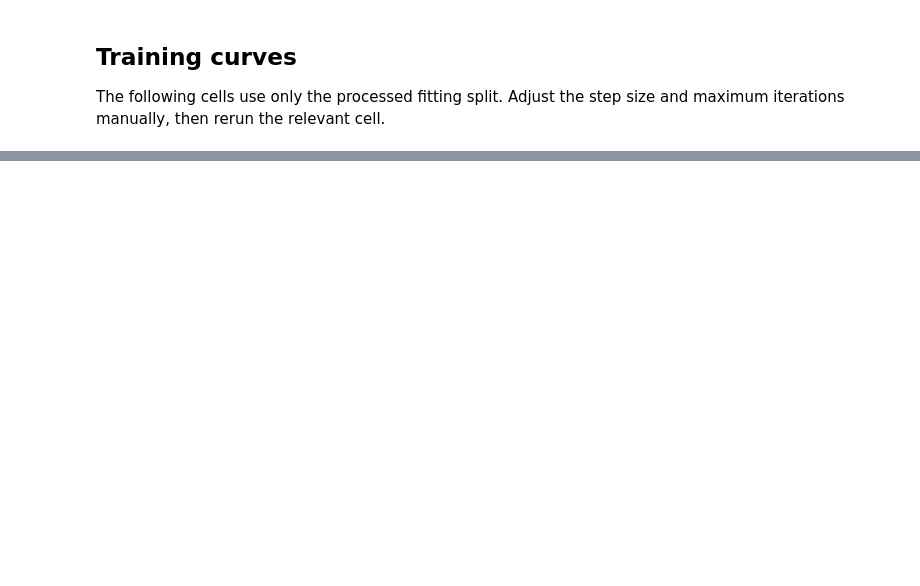
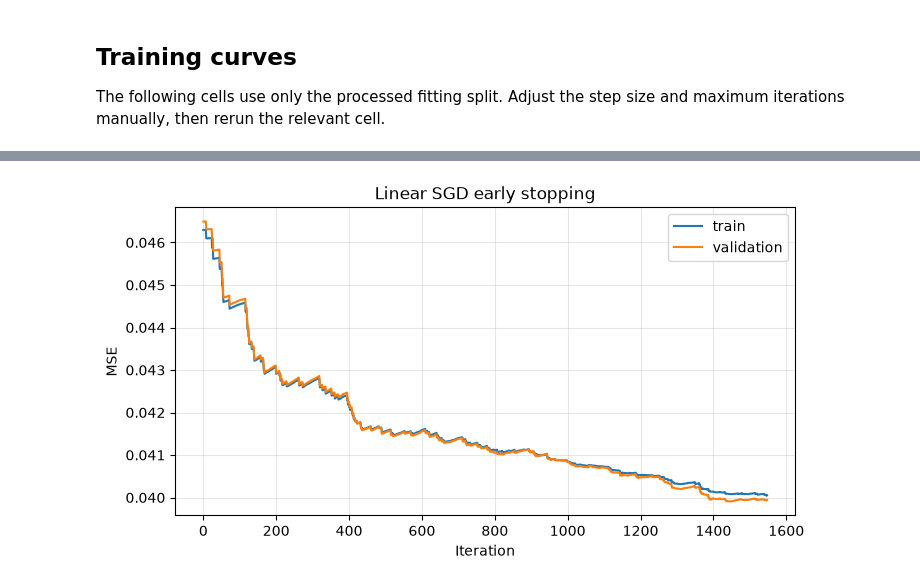
Before and after one commit to maciejjalocha/epfl_ml_p1, a Jupyter notebook: notebooks/compare_models.ipynb, the cells around one changed output, grey strips where cells are left out. Cells and saved outputs as stored; diff of their text form; code cells hidden in the pictures; blank space fills up the shorter version.

```diff
--- a/notebooks/compare_models.ipynb
+++ b/notebooks/compare_models.ipynb
@@ -119,0 +162,8 @@ plt.show()
+# %%
+
+linear_sgd.fit(y_fit, X_fit)
+# %%
+
+logistic.fit(y_fit, X_fit)
+# %%
+linear_ls.fit(y_fit, X_fit)
@@ -119,0 +460,24 @@ plt.show()
+# %%
+# Example use for the four gradient-based models.
+def sgd_mse_grad(y, tx, w):
+    n = np.random.randint(len(y))
+    return grad_s_mse(y[n], tx[n], w)
+
+linear_sgd_early_w, linsgd_steps, linear_sgd_best_val, linear_sgd_train_loss, linear_sgd_val_loss = fit_with_early_stopping(
+    mse, sgd_mse_grad, X_fit, y_fit, X_tune, y_tune, step_size_sgd, max_iters=max_iters_sgd, patience=100
+)
+
+plt.figure(figsize=(8, 4))
+plt.plot(linear_sgd_train_loss, label="train")
+plt.plot(linear_sgd_val_loss, label="validation")
+plt.xlabel("Iteration")
+plt.ylabel("MSE")
+plt.title("Linear SGD early stopping")
+plt.legend()
+plt.grid(alpha=0.3)
+plt.show()
+
+linear_sgd_early = LinearRegressSGD(max_iters=linsgd_steps, gamma=step_size_sgd, track_history=False)
+linear_sgd_early.w = linear_sgd_early_w
+# %% [output]
+[figure, added]
```
Also changed, not shown: parts of 57 cells of this notebook, 16 other files.
